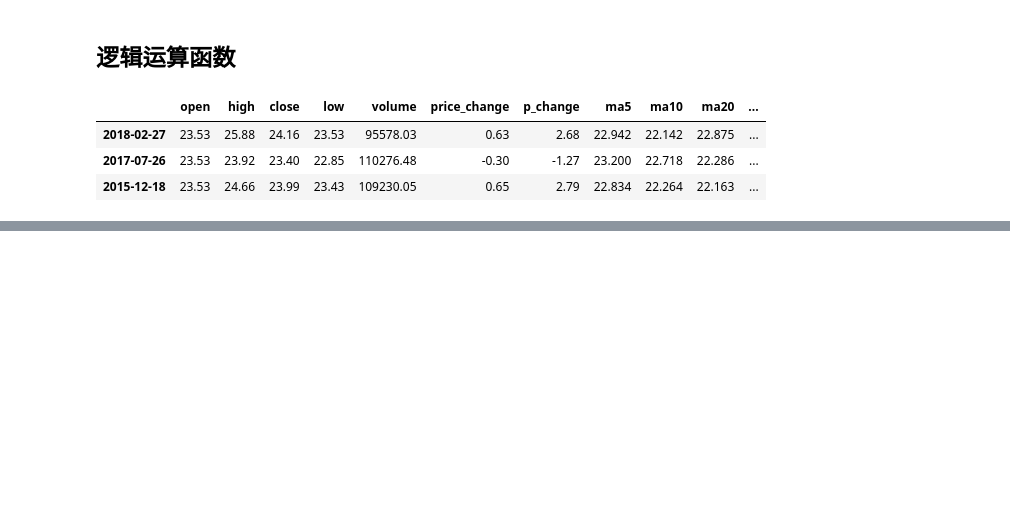
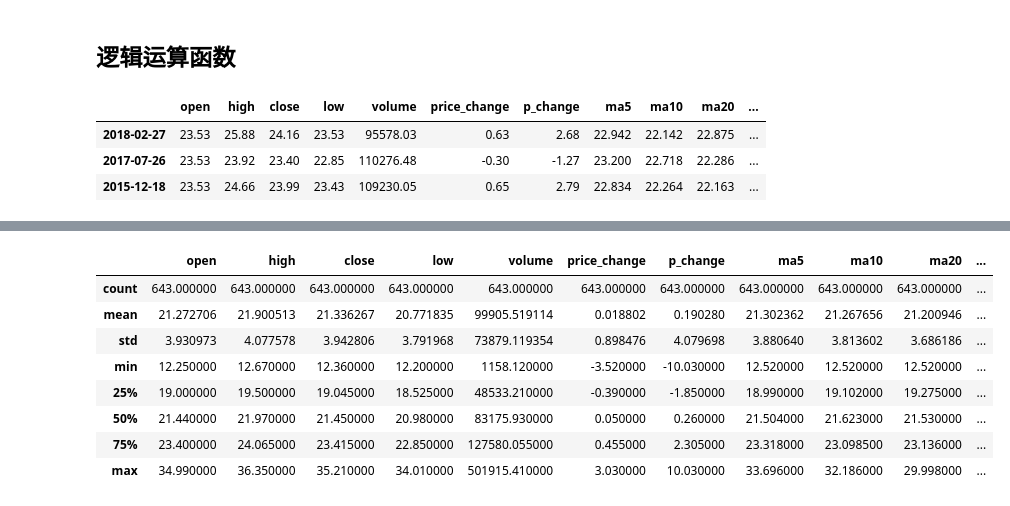
Before and after one commit to BJ-yan/Pandas-Learning, a Jupyter notebook: 5 pandas基本运算.ipynb, the cells around one changed output, grey strips where cells are left out. Saved outputs shown, nothing was run; the diff lists cells and outputs as text; code cells hidden in the pictures; blank space fills up the shorter version.

```diff
--- a/5 pandas基本运算.ipynb
+++ b/5 pandas基本运算.ipynb
@@ -98,0 +117,12 @@ df[df.open.isin([23.80, 25.60])]
+# %%
+df.describe()
+# %% [output]
+|  | open | high | close | low | volume | price_change | p_change | ma5 | ma10 | ma20 | ... |
+| count | 643.000000 | 643.000000 | 643.000000 | 643.000000 | 643.000000 | 643.000000 | 643.000000 | 643.000000 | 643.000000 | 643.000000 | ... |
+| mean | 21.272706 | 21.900513 | 21.336267 | 20.771835 | 99905.519114 | 0.018802 | 0.190280 | 21.302362 | 21.267656 | 21.200946 | ... |
+| std | 3.930973 | 4.077578 | 3.942806 | 3.791968 | 73879.119354 | 0.898476 | 4.079698 | 3.880640 | 3.813602 | 3.686186 | ... |
+| min | 12.250000 | 12.670000 | 12.360000 | 12.200000 | 1158.120000 | -3.520000 | -10.030000 | 12.520000 | 12.520000 | 12.520000 | ... |
+| 25% | 19.000000 | 19.500000 | 19.045000 | 18.525000 | 48533.210000 | -0.390000 | -1.850000 | 18.990000 | 19.102000 | 19.275000 | ... |
+| 50% | 21.440000 | 21.970000 | 21.450000 | 20.980000 | 83175.930000 | 0.050000 | 0.260000 | 21.504000 | 21.623000 | 21.530000 | ... |
+| 75% | 23.400000 | 24.065000 | 23.415000 | 22.850000 | 127580.055000 | 0.455000 | 2.305000 | 23.318000 | 23.098500 | 23.136000 | ... |
+| max | 34.990000 | 36.350000 | 35.210000 | 34.010000 | 501915.410000 | 3.030000 | 10.030000 | 33.696000 | 32.186000 | 29.998000 | ... |
```
Also changed, not shown: parts of 11 cells of this notebook, 1 other file.
